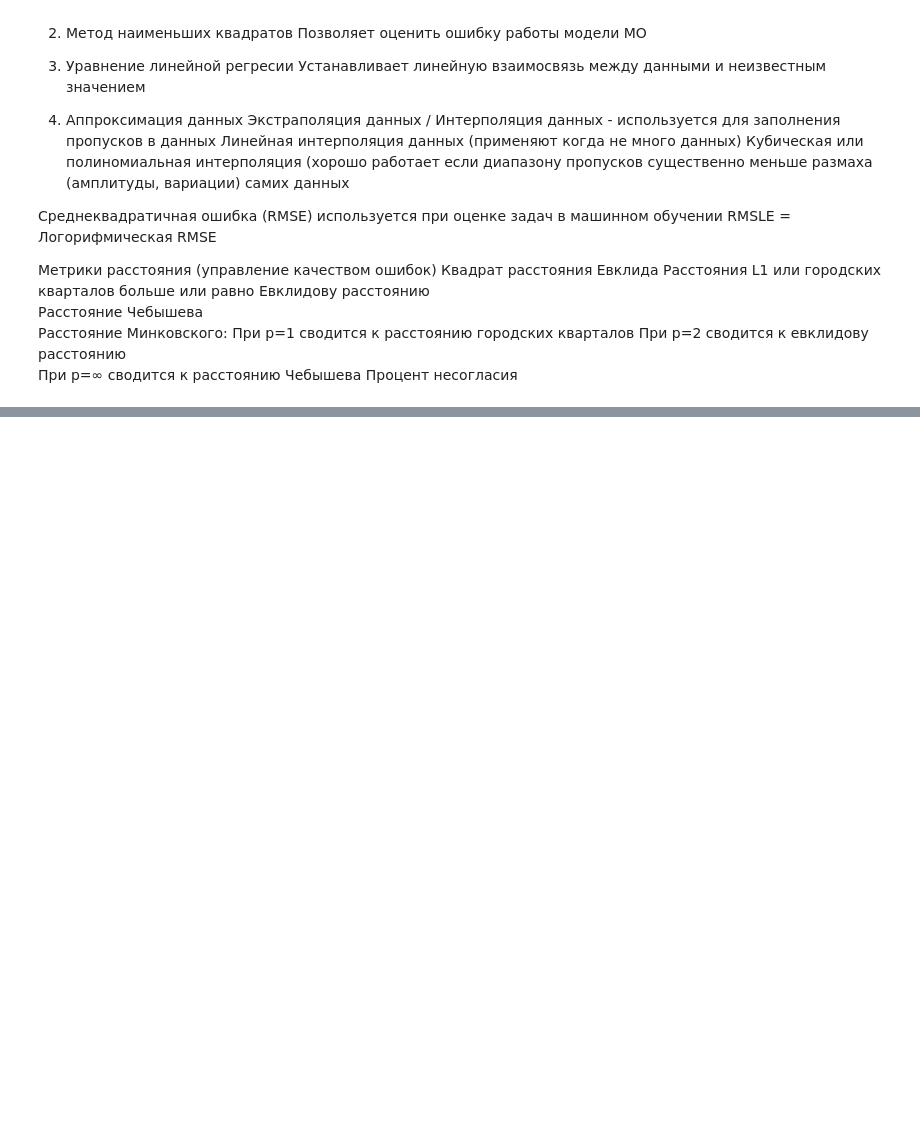
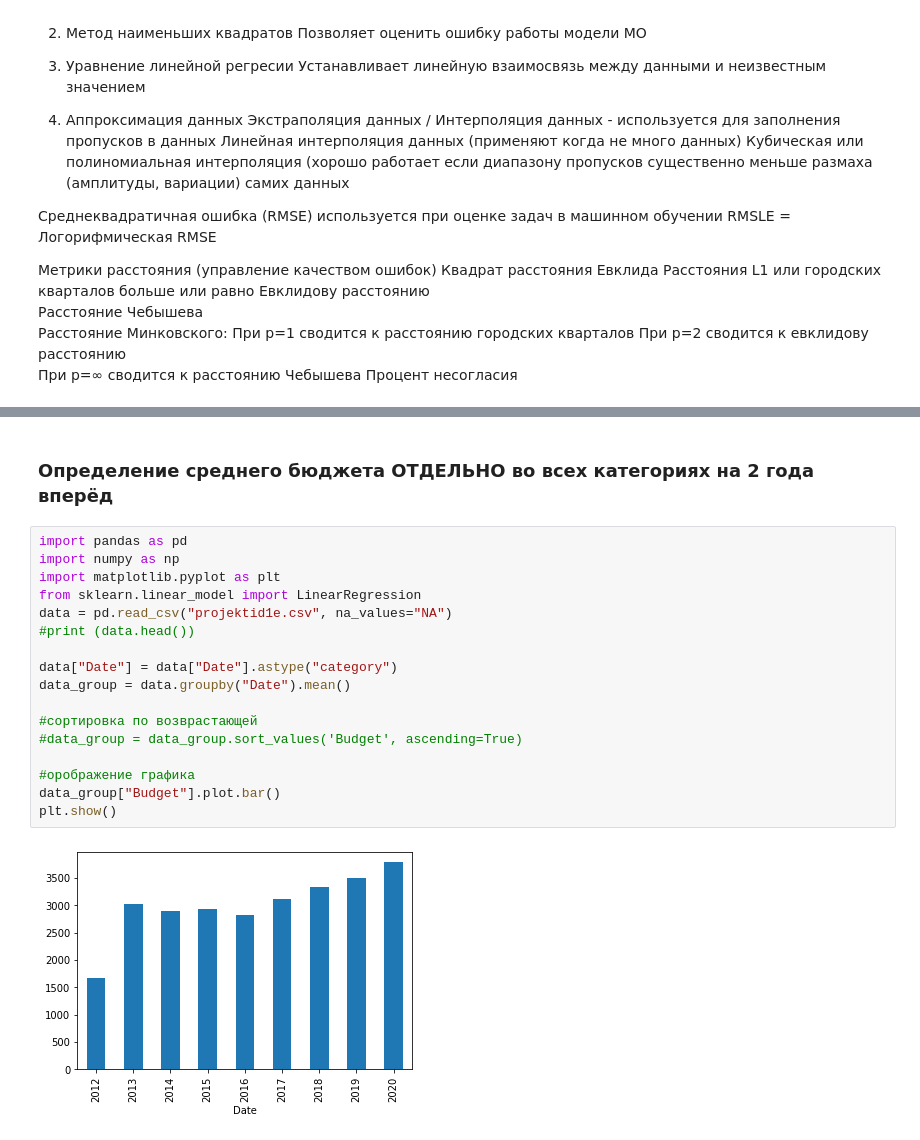
Before and after one commit to visualGravitySense/amoe, a Jupyter notebook: prediction.ipynb, the cells around one changed output, grey strips where cells are left out. Saved outputs shown, nothing was run; the diff lists cells and outputs as text; blank space fills up the shorter version.

```diff
--- a/prediction.ipynb
+++ b/prediction.ipynb
@@ -127,0 +149,21 @@ RMSLE = Логорифмическая RMSE
+# %% [markdown]
+### Определение среднего бюджета ОТДЕЛЬНО во всех категориях на 2 года вперёд
+# %%
+import pandas as pd
+import numpy as np
+import matplotlib.pyplot as plt
+from sklearn.linear_model import LinearRegression
+data = pd.read_csv("projektid1e.csv", na_values="NA")
+#print (data.head())
+
+data["Date"] = data["Date"].astype("category")
+data_group = data.groupby("Date").mean()
+
+#сортировка по возврастающей
+#data_group = data_group.sort_values('Budget', ascending=True)
+
+#орображение графика
+data_group["Budget"].plot.bar()
+plt.show()
+# %% [output]
+[figure, added]
```
Also changed, not shown: parts of 2 cells of this notebook, 8 other files.
